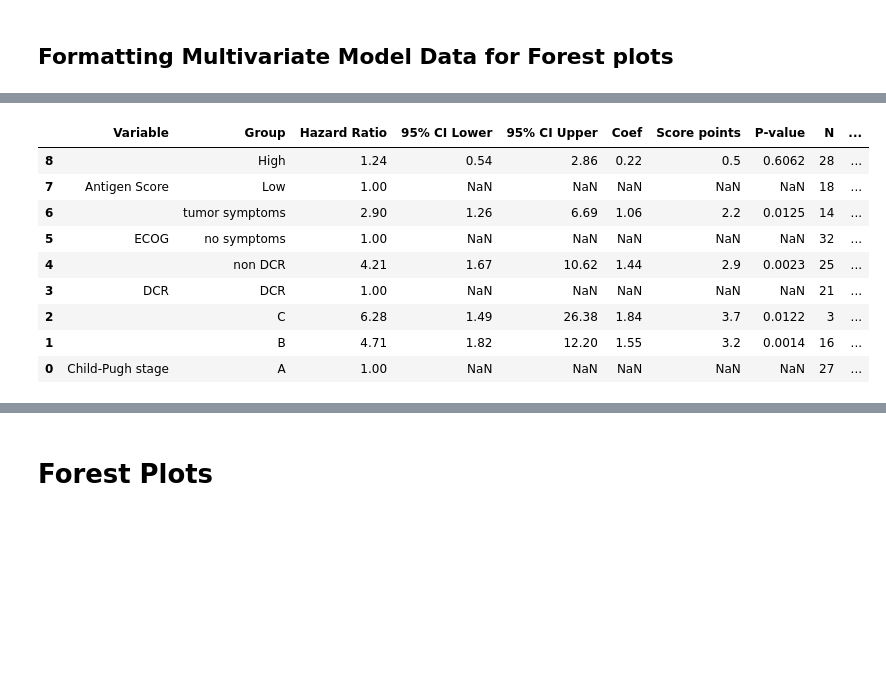
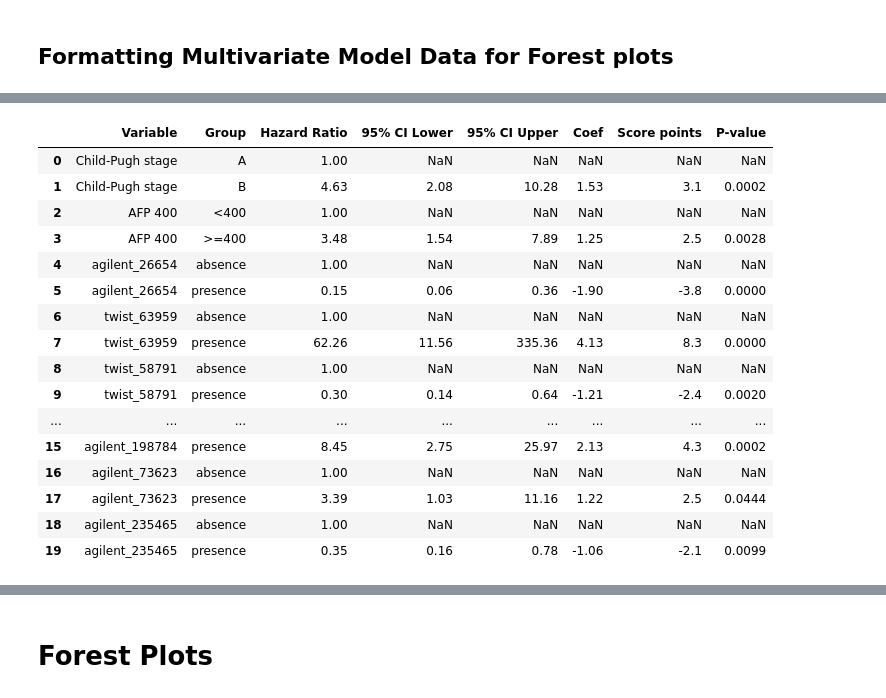
Before and after one commit to csReynaB/HCC-MUW, a Jupyter notebook: survival_analysis_HCC.ipynb, the cells around one changed output, grey strips where cells are left out. Drawn from its saved outputs; the diff is of its cells as text; code cells hidden in the pictures; blank space fills up the shorter version.

```diff
--- a/survival_analysis_HCC.ipynb
+++ b/survival_analysis_HCC.ipynb
@@ -2657,7 +3246,7 @@ C-index on the external validation set: 0.7500
 cph_bwd = CoxPHFitter()
 #formula = " + ".join([f"C(`{p}`)" for p in selected_predictors])
 formula = " + ".join([f"C(`{p}`)" if p not in continuous_predictors else f"`{p}`" for p in selected_predictors])
-cph_bwd.fit(clinical_meta_vienna[["OS months", "OS Status"] + selected_predictors],
+cph_bwd.fit(clinical_meta[["OS months", "OS Status"] + selected_predictors],
         duration_col="OS months", event_col="OS Status", formula=formula)
 
 covariates_groups = cph_bwd.summary.index
@@ -2675,12 +3264,12 @@ for label in covariates_groups:
         else:
             variables[variable] = [group]  # Initialize the variable with a list containing the group
 #variables['agilent_235302'] = ["absence"]
-variables['DCR_ctg'] = ["DCR"]
-variables['Antigen Score (Dichotomized) ctg'] = ["Low Antigen Score"]
+#variables['DCR_ctg'] = ["DCR"]
+#variables['Antigen Score (Dichotomized) ctg'] = ["Low Antigen Score"]
 
 for covariate, values in variables.items():
     # Plot partial effects for each covariate with specified values
-    cleaned_covariate = re.sub(r'(_ctg|stage)', '', covariate)
+    cleaned_covariate = re.sub(r'(100|400|_|ctg)', '', covariate)
     fig, ax = plt.subplots(figsize=(8, 4))
     cph_bwd.plot_partial_effects_on_outcome(covariates=covariate, values=values, cmap='coolwarm', ax=ax)
 
@@ -2692,7 +3281,7 @@ for covariate, values in variables.items():
     plt.tight_layout()
      # Update legend to use the cleaned-up covariate name
     handles, labels = ax.get_legend_handles_labels()
-    ax.legend(handles, [re.sub(r'(_ctg|stage)', '', label) for label in labels])
+    ax.legend(handles, [re.sub(r'( 100| 400|_|ctg|stage )', '', label) for label in labels])
 
     fig_path = Path(config.figures_dir) / f'CoxPhModel_Partial_Effects_Outcome_Backward_{covariate}_{number_peptides}.png'
     plt.savefig(fig_path, dpi=300, bbox_inches='tight')
@@ -2845,7 +3434,7 @@ C-index on the external validation set: 0.6809
 cph_bwd_peptides = CoxPHFitter()
 #formula = " + ".join([f"C(`{p}`)" for p in selected_predictors_peptides])
 formula = " + ".join([f"C(`{p}`)" if p not in continuous_predictors else f"`{p}`" for p in selected_predictors_peptides])
-cph_bwd_peptides.fit(clinical_meta_vienna[["OS months", "OS Status"] + selected_predictors_peptides],
+cph_bwd_peptides.fit(clinical_meta[["OS months", "OS Status"] + selected_predictors_peptides],
         duration_col="OS months", event_col="OS Status", formula=formula)
 
 covariates_groups = cph_bwd_peptides.summary.index
@@ -2863,13 +3452,11 @@ for label in covariates_groups:
         else:
             variables[variable] = [group]  # Initialize the variable with a list containing the group
 
-variables['agilent_235302'] = ["absence"]
-variables['DCR_ctg'] = ["DCR"]
-variables['twist_27552'] = ["absence"]
+variables['agilent_26654'] = ["absence"]
 
 for covariate, values in variables.items():
     # Plot partial effects for each covariate with specified values
-    cleaned_covariate = re.sub(r'(_ctg|stage)', '', covariate)
+    cleaned_covariate = re.sub(r'(_|ctg)', '', covariate)
     fig, ax = plt.subplots(figsize=(8, 4))
     cph_bwd_peptides.plot_partial_effects_on_outcome(covariates=covariate, values=values, cmap='coolwarm', ax=ax)
 
@@ -2881,7 +3468,7 @@ for covariate, values in variables.items():
     plt.tight_layout()
      # Update legend to use the cleaned-up covariate name
     handles, labels = ax.get_legend_handles_labels()
-    ax.legend(handles, [re.sub(r'(_ctg|stage)', '', label) for label in labels])
+    ax.legend(handles, [re.sub(r'( 100| 400|_|ctg|stage )', '', label) for label in labels])
 
     fig_path = Path(config.figures_dir) / f'CoxPhModel_Partial_Effects_Outcome_Backward_Peptides_{covariate}_{number_peptides}.png'
     plt.savefig(fig_path, dpi=300, bbox_inches='tight')
@@ -2891,72 +3589,45 @@ for covariate, values in variables.items():
 # %%
 # Example list with the desired order of variables
-variable_order = multivariate_bwd_cph['Variable'].unique()
+variable_order = multivariate_bwd_peptides_cph['Variable'].unique()
 # Iterate over unique variable names in the 'Variable' column
 new_rows = []
 for variable in variable_order:
     # Create the new row with the reference values from the dictionary
     new_row = {
         'Variable': variable,  # Variable name
         'Group': references_dict.get(variable, ''),  # Group from ref_dict, default to empty string if not found
         'Hazard Ratio': 1,  # Set Hazard Ratio to 1
         '95% CI Lower': None,  # Empty string for 95% CI Lower
         '95% CI Upper': None,  # Empty string for 95% CI Upper
         'Coef': None,  # Empty string for Coef
         'Score points': None,  # Empty string for Score points
         'P-value': None  # Empty string for P-value
     }
     new_rows.append(new_row)
 # Append the new rows to the original DataFrame
-multivariate_forest = pd.concat([multivariate_bwd_cph, pd.DataFrame(new_rows)], ignore_index=True)
-multivariate_forest['Group'] = multivariate_forest['Group'].str.replace(r'\s*- Ref.*', '', regex=True)
-multivariate_forest['Variable'] = pd.Categorical(multivariate_forest['Variable'], categories=variable_order, ordered=True)
-multivariate_forest = multivariate_forest.sort_values(by=['Variable', 'Hazard Ratio'], ascending=[True, True]).reset_index(drop=True)
-
-#check if order is correct for reference before continuing
-
-multivariate_forest['Variable'] = multivariate_forest['Variable'].cat.add_categories("")
-multivariate_forest.loc[multivariate_forest['Variable'].duplicated(), 'Variable'] = ""
-
-unique_variables = ['Child-Pugh_ctg stage', 'DCR_ctg', 'ECOG_ctg','Antigen Score (Dichotomized) ctg']  # Add your actual list here
-
-tmp = []
-for variable in unique_variables:
-    if variable == "AFP":
-        tmp.append({
-            'Variable': variable,
-            'Group': '',
-            'Size': 46
-        })
-    else:
-        tmp_groups = clinical_meta_vienna[variable].unique()
-        for group in tmp_groups:
-            tmp_group_size = clinical_meta_vienna[clinical_meta_vienna[variable] == group].shape[0]
-            tmp.append({
-                'Variable': variable,
-                'Group': group,
-                'Size': tmp_group_size
-            })
-tmp = pd.DataFrame(tmp)
-#check the match order
-tmp.iloc[0], tmp.iloc[1] = tmp.iloc[1].copy(), tmp.iloc[0].copy()
-tmp.iloc[5], tmp.iloc[6] = tmp.iloc[6].copy(), tmp.iloc[5].copy()
-tmp.iloc[7], tmp.iloc[8] = tmp.iloc[8].copy(), tmp.iloc[7].copy()
-##
-
-multivariate_forest['N'] = tmp['Size']
-multivariate_forest_reversed = multivariate_forest[::-1].copy()
-multivariate_forest_reversed['log_HR'] = np.log(multivariate_forest_reversed['Hazard Ratio'])
-multivariate_forest_reversed['log_95% CI Lower'] = np.log(multivariate_forest_reversed['95% CI Lower'])
-multivariate_forest_reversed['log_95% CI Upper'] = np.log(multivariate_forest_reversed['95% CI Upper'])
-multivariate_forest_reversed
+multivariate_peptides_forest = pd.concat([multivariate_bwd_peptides_cph, pd.DataFrame(new_rows)], ignore_index=True)
+multivariate_peptides_forest['Group'] = multivariate_peptides_forest['Group'].str.replace(r'\s*- Ref.*', '', regex=True)
+multivariate_peptides_forest['Variable'] = pd.Categorical(multivariate_peptides_forest['Variable'], categories=variable_order, ordered=True)
+multivariate_peptides_forest = multivariate_peptides_forest.sort_values(by=['Variable', 'Group'], ascending=[True, True]).reset_index(drop=True)
+#### check for multivariate analysis where the var groups are not sorted with baseline first
+#multivariate_peptides_forest.iloc[11], multivariate_peptides_forest.iloc[12] = multivariate_peptides_forest.iloc[12].copy(), multivariate_peptides_forest.iloc[11].copy()
+##################
+multivariate_peptides_forest
 # %% [output]
-|  | Variable | Group | Hazard Ratio | 95% CI Lower | 95% CI Upper | Coef | Score points | P-value | N | ... |
-| 8 |  | High | 1.24 | 0.54 | 2.86 | 0.22 | 0.5 | 0.6062 | 28 | ... |
-| 7 | Antigen Score | Low | 1.00 | NaN | NaN | NaN | NaN | NaN | 18 | ... |
-| 6 |  | tumor symptoms | 2.90 | 1.26 | 6.69 | 1.06 | 2.2 | 0.0125 | 14 | ... |
-| 5 | ECOG | no symptoms | 1.00 | NaN | NaN | NaN | NaN | NaN | 32 | ... |
-| 4 |  | non DCR | 4.21 | 1.67 | 10.62 | 1.44 | 2.9 | 0.0023 | 25 | ... |
-| 3 | DCR | DCR | 1.00 | NaN | NaN | NaN | NaN | NaN | 21 | ... |
-| 2 |  | C | 6.28 | 1.49 | 26.38 | 1.84 | 3.7 | 0.0122 | 3 | ... |
-| 1 |  | B | 4.71 | 1.82 | 12.20 | 1.55 | 3.2 | 0.0014 | 16 | ... |
-| 0 | Child-Pugh stage | A | 1.00 | NaN | NaN | NaN | NaN | NaN | 27 | ... |
+|  | Variable | Group | Hazard Ratio | 95% CI Lower | 95% CI Upper | Coef | Score points | P-value |
+| 0 | Child-Pugh stage | A | 1.00 | NaN | NaN | NaN | NaN | NaN |
+| 1 | Child-Pugh stage | B | 4.63 | 2.08 | 10.28 | 1.53 | 3.1 | 0.0002 |
+| 2 | AFP 400 | <400 | 1.00 | NaN | NaN | NaN | NaN | NaN |
+| 3 | AFP 400 | >=400 | 3.48 | 1.54 | 7.89 | 1.25 | 2.5 | 0.0028 |
+| 4 | agilent_26654 | absence | 1.00 | NaN | NaN | NaN | NaN | NaN |
+| 5 | agilent_26654 | presence | 0.15 | 0.06 | 0.36 | -1.90 | -3.8 | 0.0000 |
+| 6 | twist_63959 | absence | 1.00 | NaN | NaN | NaN | NaN | NaN |
+| 7 | twist_63959 | presence | 62.26 | 11.56 | 335.36 | 4.13 | 8.3 | 0.0000 |
+| 8 | twist_58791 | absence | 1.00 | NaN | NaN | NaN | NaN | NaN |
+| 9 | twist_58791 | presence | 0.30 | 0.14 | 0.64 | -1.21 | -2.4 | 0.0020 |
+| ... | ... | ... | ... | ... | ... | ... | ... | ... |
+| 15 | agilent_198784 | presence | 8.45 | 2.75 | 25.97 | 2.13 | 4.3 | 0.0002 |
+| 16 | agilent_73623 | absence | 1.00 | NaN | NaN | NaN | NaN | NaN |
+| 17 | agilent_73623 | presence | 3.39 | 1.03 | 11.16 | 1.22 | 2.5 | 0.0444 |
+| 18 | agilent_235465 | absence | 1.00 | NaN | NaN | NaN | NaN | NaN |
+| 19 | agilent_235465 | presence | 0.35 | 0.16 | 0.78 | -1.06 | -2.1 | 0.0099 |
```
Also changed, not shown: parts of 125 cells of this notebook, 5 other files.
